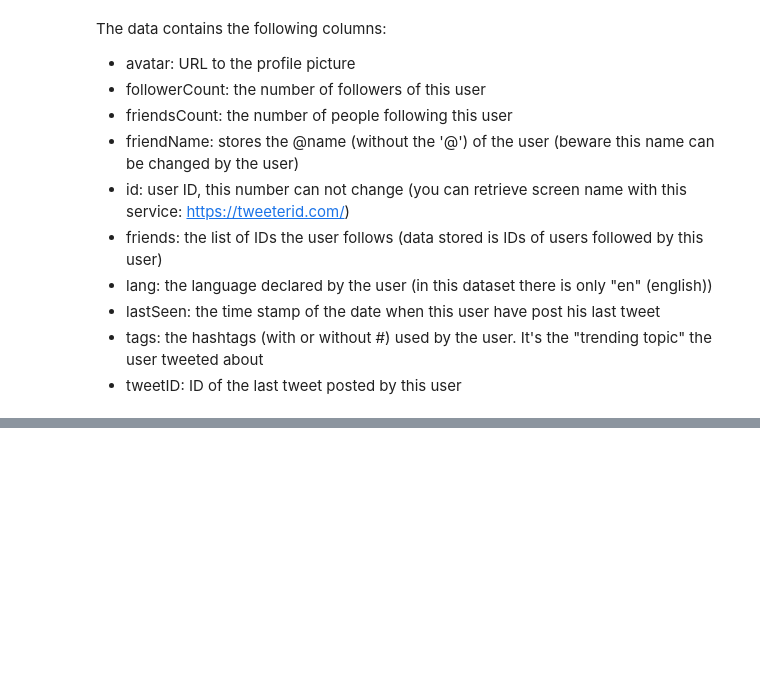
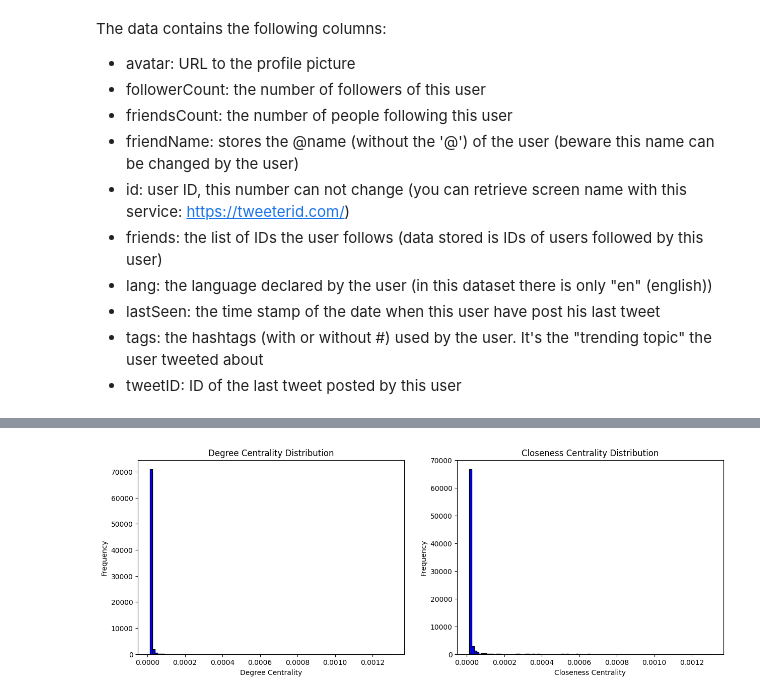
Before and after one commit to jsyrjako/SNA-Project, a Jupyter notebook: project.ipynb, the cells around one changed output, grey strips where cells are left out. Cells and saved outputs as stored; diff of their text form; code cells hidden in the pictures; blank space fills up the shorter version.

```diff
--- a/project.ipynb
+++ b/project.ipynb
@@ -109,0 +192,28 @@ plt.show()
+# %%
+'''
+3. Write a script that plots the degree centrality distribution and closeness centrality
+distribution.
+'''
+
+def plot_degree_centrality(G):
+    degree_centrality = nx.degree_centrality(G)
+    closeness_centrality = nx.closeness_centrality(G)
+
+
+    # Plot degree centrality distribution and closeness centrality distribution
+    fig, ax = plt.subplots(1, 2, figsize=(15, 5))
+    ax[0].hist(degree_centrality.values(), bins=100, color='blue', edgecolor='black')
+    ax[0].set_title("Degree Centrality Distribution")
+    ax[0].set_xlabel("Degree Centrality")
+    ax[0].set_ylabel("Frequency")
+
+    ax[1].hist(closeness_centrality.values(), bins=100, color='blue', edgecolor='black')
+    ax[1].set_title("Closeness Centrality Distribution")
+    ax[1].set_xlabel("Closeness Centrality")
+    ax[1].set_ylabel("Frequency")
+
+    plt.show()
+
+plot_degree_centrality(G)
+# %% [output]
+[figure, added]
```
Also changed, not shown: parts of 12 cells of this notebook.
